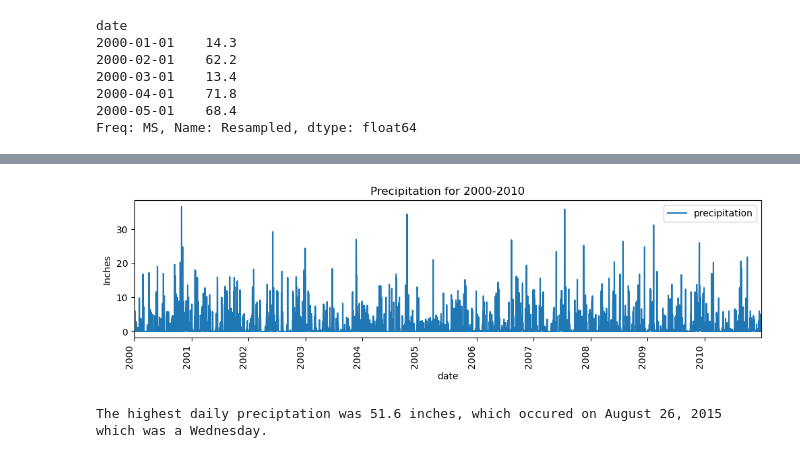
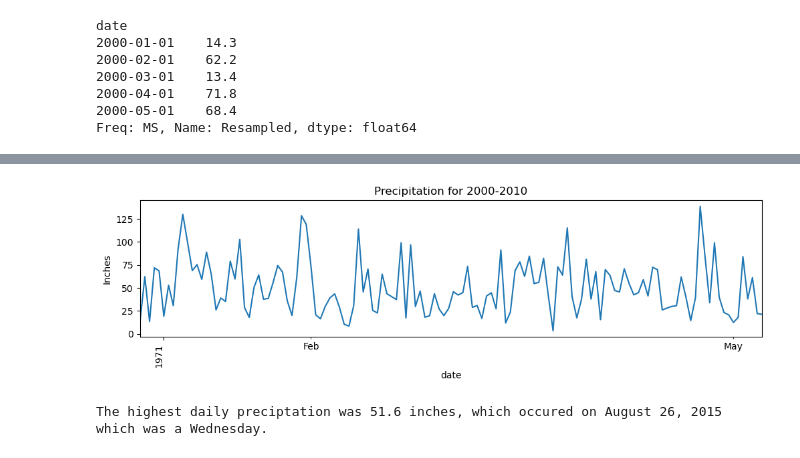
Before and after one commit to brittanymlassiter/Resampling-Datetime-Data-Core, a Jupyter notebook: Resampling Datetime Data.ipynb, the cells around one changed output, grey strips where cells are left out. Saved outputs shown, nothing was run; the diff lists cells and outputs as text; code cells hidden in the pictures.

```diff
--- a/Resampling Datetime Data.ipynb
+++ b/Resampling Datetime Data.ipynb
@@ -137,6 +137,7 @@ date
 Freq: MS, Name: Resampled, dtype: float64
 # %%
 precip_col = ['precipitation']
-plot_df = df.loc['2000':'2010',precip_col]
+plot_df = df_MS_res.loc['2000':'2010']
+
 plot_df
 # %% [output]
@@ -159,28 +198,28 @@ from matplotlib import dates as mdates
 # %%
 ## Plot the data
 ax = plot_df.plot(figsize=(12,3))
 ax.set(title='Precipitation for 2000-2010', ylabel='Inches')
 
 # customize major ticks
 major_loc =  mdates.YearLocator(1)
 major_fmt = mdates.DateFormatter("%Y")
 
 ax.xaxis.set_major_locator(major_loc)
 ax.xaxis.set_major_formatter(major_fmt)
 
 
 # customize minor ticks
 minor_loc =  mdates.MonthLocator(interval=3)
 minor_fmt = mdates.DateFormatter("%b")
 
-ax.xaxis.set_minor_locator(major_loc)
-ax.xaxis.set_minor_formatter(major_fmt)
+ax.xaxis.set_minor_locator(minor_loc)
+ax.xaxis.set_minor_formatter(minor_fmt)
 
 ## Final xdate tweaks
 fig = ax.get_figure()
 fig.autofmt_xdate(which='major',rotation=90)
 # %% [output]
-[figure, old version]
+[figure, new version]
 # %%
 date_max_precip = df['precipitation'].idxmax()
 max_precip = df['precipitation'].max()
```
Also changed, not shown: parts of 4 cells of this notebook.
